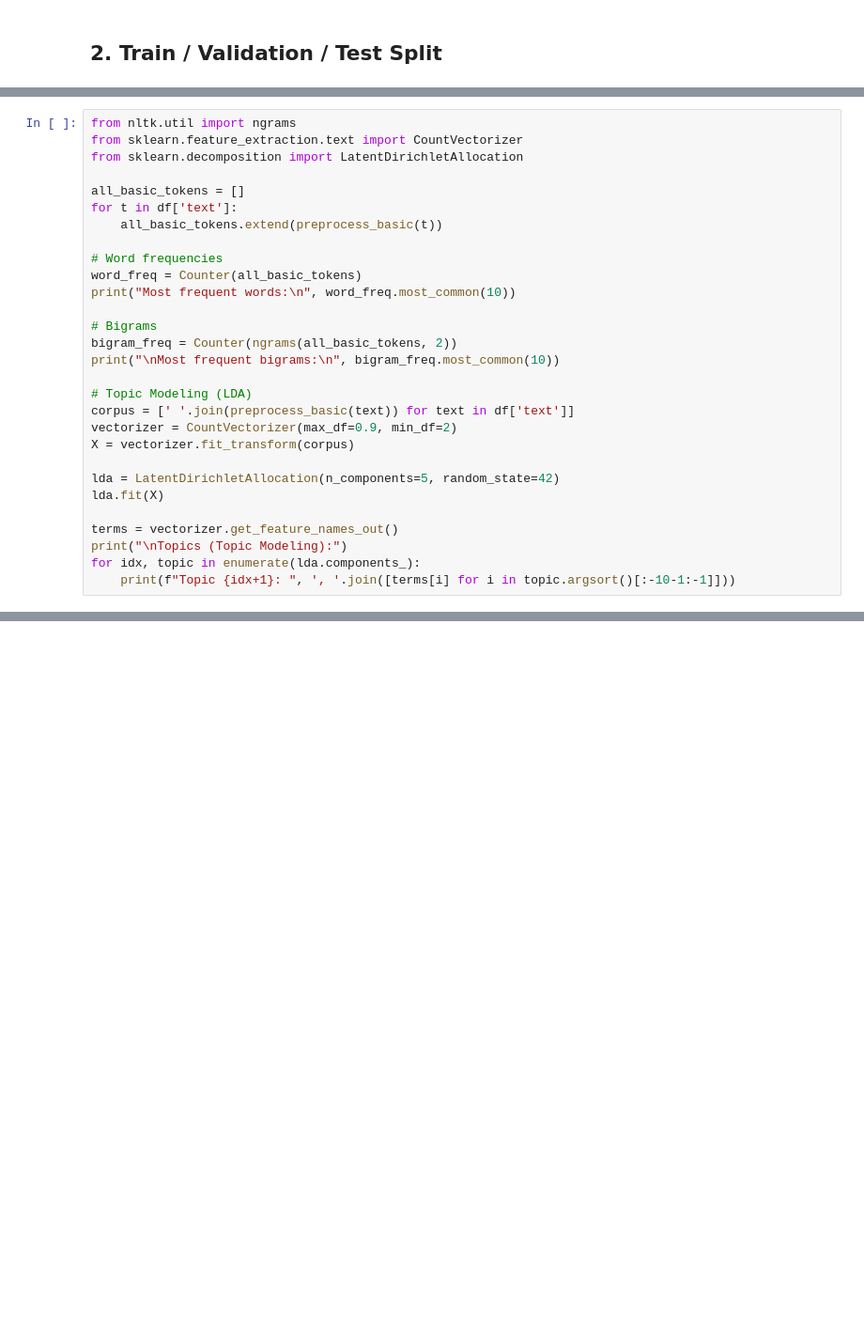
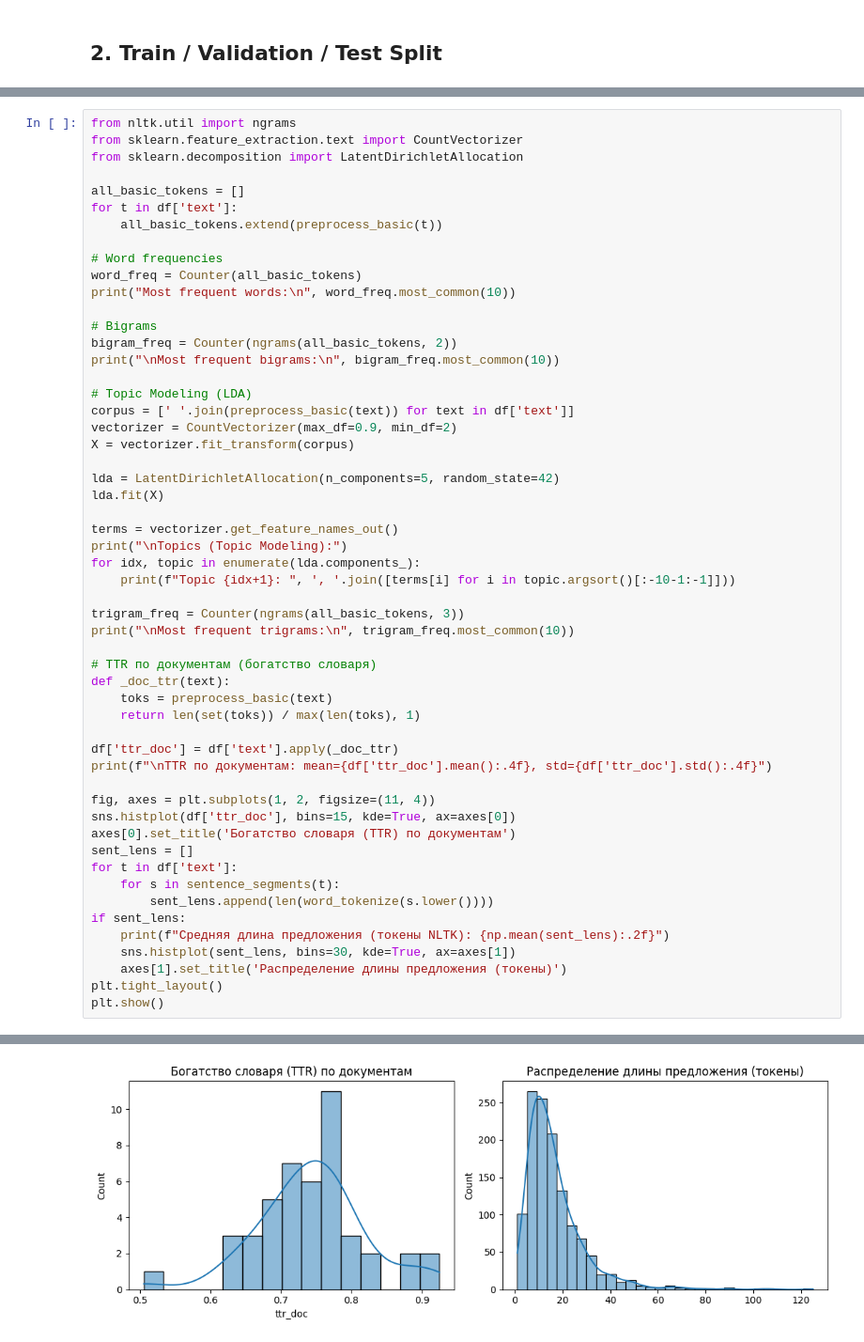
Before and after one commit to sholak012/ML, a Jupyter notebook: 1_data_analysis_preprocessing.ipynb, the cells around one changed output, grey strips where cells are left out. Shown at 94% size. Drawn from its saved outputs; the diff is of its cells as text; blank space fills up the shorter version.

```diff
--- a/1_data_analysis_preprocessing.ipynb
+++ b/1_data_analysis_preprocessing.ipynb
@@ -120,3 +274,29 @@ terms = vectorizer.get_feature_names_out()
 print("\nTopics (Topic Modeling):")
 for idx, topic in enumerate(lda.components_):
     print(f"Topic {idx+1}: ", ', '.join([terms[i] for i in topic.argsort()[:-10-1:-1]]))
+
+trigram_freq = Counter(ngrams(all_basic_tokens, 3))
+print("\nMost frequent trigrams:\n", trigram_freq.most_common(10))
+
+# TTR по документам (богатство словаря)
+def _doc_ttr(text):
+    toks = preprocess_basic(text)
+    return len(set(toks)) / max(len(toks), 1)
+
+df['ttr_doc'] = df['text'].apply(_doc_ttr)
+print(f"\nTTR по документам: mean={df['ttr_doc'].mean():.4f}, std={df['ttr_doc'].std():.4f}")
+
+fig, axes = plt.subplots(1, 2, figsize=(11, 4))
+sns.histplot(df['ttr_doc'], bins=15, kde=True, ax=axes[0])
+axes[0].set_title('Богатство словаря (TTR) по документам')
+sent_lens = []
+for t in df['text']:
+    for s in sentence_segments(t):
+        sent_lens.append(len(word_tokenize(s.lower())))
+if sent_lens:
+    print(f"Средняя длина предложения (токены NLTK): {np.mean(sent_lens):.2f}")
+    sns.histplot(sent_lens, bins=30, kde=True, ax=axes[1])
+    axes[1].set_title('Распределение длины предложения (токены)')
+plt.tight_layout()
+plt.show()
+# %% [output]
@@ -122,0 +321 @@ for idx, topic in enumerate(lda.components_):
+[figure, added]
```
Also changed, not shown: parts of 14 cells of this notebook, 17 other files.
